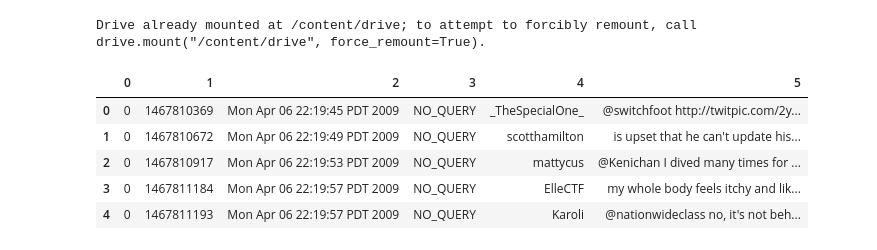
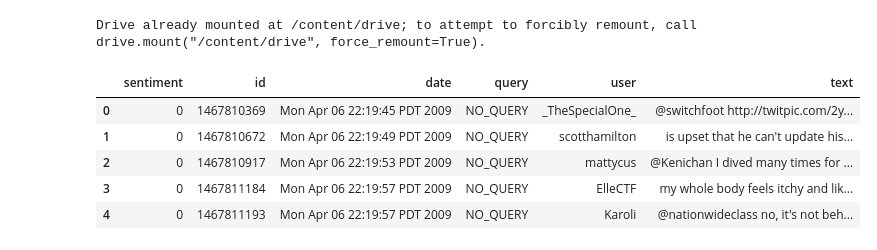
Before and after one commit to KaranTejwani/deep-learning-practise, a Jupyter notebook: Sentiment_analysis_with_LSTM.ipynb, the cells around one changed output. Cells and saved outputs as stored; diff of their text form; code cells hidden in the pictures.

```diff
--- a/Sentiment_analysis_with_LSTM.ipynb
+++ b/Sentiment_analysis_with_LSTM.ipynb
@@ -10,11 +10,11 @@ dataset_path = '/content/drive/My Drive/datasets/sentiment140.csv'
 # %%
 import pandas as pd
 
 df = pd.read_csv(dataset_path, encoding='latin-1', header=None)
-# df.columns = ['sentiment', 'id', 'date', 'query', 'user', 'text']
+df.columns = ['sentiment', 'id', 'date', 'query', 'user', 'text']
 display(df.head())
 # %% [output]
-|  | 0 | 1 | 2 | 3 | 4 | 5 |
+|  | sentiment | id | date | query | user | text |
 | 0 | 0 | 1467810369 | Mon Apr 06 22:19:45 PDT 2009 | NO_QUERY | _TheSpecialOne_ | @switchfoot http://twitpic.com/2y... |
 | 1 | 0 | 1467810672 | Mon Apr 06 22:19:49 PDT 2009 | NO_QUERY | scotthamilton | is upset that he can't update his... |
 | 2 | 0 | 1467810917 | Mon Apr 06 22:19:53 PDT 2009 | NO_QUERY | mattycus | @Kenichan I dived many times for ... |
```
Also changed, not shown: parts of 27 cells of this notebook.
